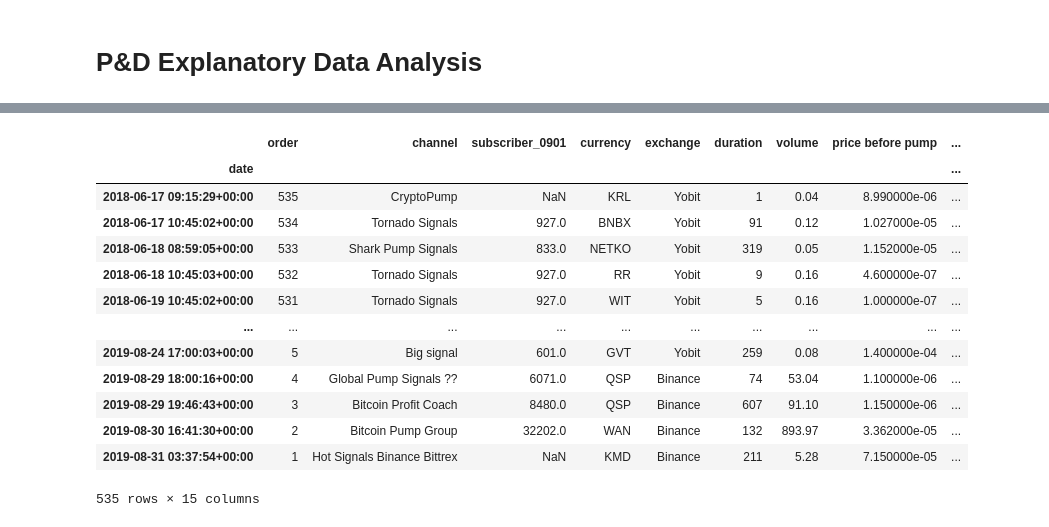
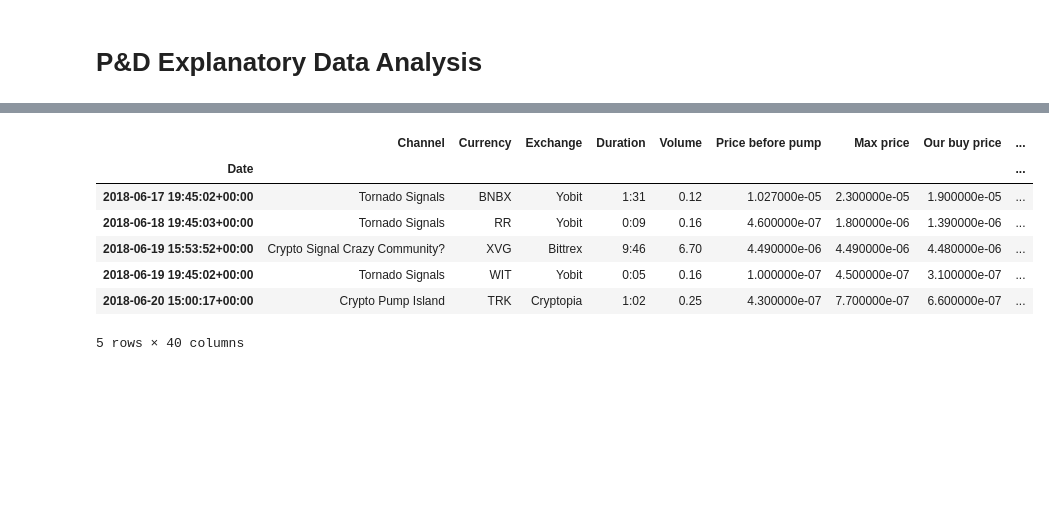
Before and after one commit to taro-tsuchiya/Profitability-of-Cryptocurrency-Pump-and-Dump-Schemes, a Jupyter notebook: notebook/eda.ipynb, the cells around one changed output, grey strips where cells are left out. Saved outputs shown, nothing was run; the diff lists cells and outputs as text; code cells hidden in the pictures; blank space fills up the shorter version.

```diff
--- a/notebook/eda.ipynb
+++ b/notebook/eda.ipynb
@@ -10,15 +10,4 @@ import warnings
 warnings.filterwarnings('ignore')
 # %%
 # import the data file
-df_original = pd.read_csv("pump_history_0831.csv", parse_dates=['date'],index_col = ['date'])
-df_original.index = df_original.index.tz_localize('Asia/Tokyo')
-df_original.index = df_original.index.tz_convert('UTC')
+df = pd.read_csv("pnd_features_new.csv", parse_dates=['Date'],index_col = ['Date'])
-# %%
-# define successful coin
-df_successful = df_original[df_original["theoretical profit(%)"] > 0.05]
-df_successful['success'] = 1
-df_unsuccessful = df_original[df_original["theoretical profit(%)"] <= 0.05]
-df_unsuccessful['success'] = 0
-df = pd.concat([df_successful, df_unsuccessful])
-df = df.sort_index()
-df['success'].hist()
@@ -28,17 +14,11 @@ df['success'].hist()
 # %%
-df
+df.head()
 # %% [output]
-|  | order | channel | subscriber_0901 | currency | exchange | duration | volume | price before pump | ... |
-| date |  |  |  |  |  |  |  |  | ... |
-| 2018-06-17 09:15:29+00:00 | 535 | CryptoPump | NaN | KRL | Yobit | 1 | 0.04 | 8.990000e-06 | ... |
-| 2018-06-17 10:45:02+00:00 | 534 | Tornado Signals | 927.0 | BNBX | Yobit | 91 | 0.12 | 1.027000e-05 | ... |
-| 2018-06-18 08:59:05+00:00 | 533 | Shark Pump Signals | 833.0 | NETKO | Yobit | 319 | 0.05 | 1.152000e-05 | ... |
-| 2018-06-18 10:45:03+00:00 | 532 | Tornado Signals | 927.0 | RR | Yobit | 9 | 0.16 | 4.600000e-07 | ... |
-| 2018-06-19 10:45:02+00:00 | 531 | Tornado Signals | 927.0 | WIT | Yobit | 5 | 0.16 | 1.000000e-07 | ... |
-| ... | ... | ... | ... | ... | ... | ... | ... | ... | ... |
-| 2019-08-24 17:00:03+00:00 | 5 | Big signal | 601.0 | GVT | Yobit | 259 | 0.08 | 1.400000e-04 | ... |
-| 2019-08-29 18:00:16+00:00 | 4 | Global Pump Signals ?? | 6071.0 | QSP | Binance | 74 | 53.04 | 1.100000e-06 | ... |
-| 2019-08-29 19:46:43+00:00 | 3 | Bitcoin Profit Coach | 8480.0 | QSP | Binance | 607 | 91.10 | 1.150000e-06 | ... |
-| 2019-08-30 16:41:30+00:00 | 2 | Bitcoin Pump Group | 32202.0 | WAN | Binance | 132 | 893.97 | 3.362000e-05 | ... |
-| 2019-08-31 03:37:54+00:00 | 1 | Hot Signals Binance Bittrex | NaN | KMD | Binance | 211 | 5.28 | 7.150000e-05 | ... |
+|  | Channel | Currency | Exchange | Duration | Volume | Price before pump | Max price | Our buy price | ... |
+| Date |  |  |  |  |  |  |  |  | ... |
+| 2018-06-17 19:45:02+00:00 | Tornado Signals | BNBX | Yobit | 1:31 | 0.12 | 1.027000e-05 | 2.300000e-05 | 1.900000e-05 | ... |
+| 2018-06-18 19:45:03+00:00 | Tornado Signals | RR | Yobit | 0:09 | 0.16 | 4.600000e-07 | 1.800000e-06 | 1.390000e-06 | ... |
+| 2018-06-19 15:53:52+00:00 | Crypto Signal Crazy Community? | XVG | Bittrex | 9:46 | 6.70 | 4.490000e-06 | 4.490000e-06 | 4.480000e-06 | ... |
+| 2018-06-19 19:45:02+00:00 | Tornado Signals | WIT | Yobit | 0:05 | 0.16 | 1.000000e-07 | 4.500000e-07 | 3.100000e-07 | ... |
+| 2018-06-20 15:00:17+00:00 | Crypto Pump Island | TRK | Cryptopia | 1:02 | 0.25 | 4.300000e-07 | 7.700000e-07 | 6.600000e-07 | ... |
-535 rows × 15 columns
+5 rows × 40 columns
```
Also changed, not shown: parts of 42 cells of this notebook, 4 other files.
